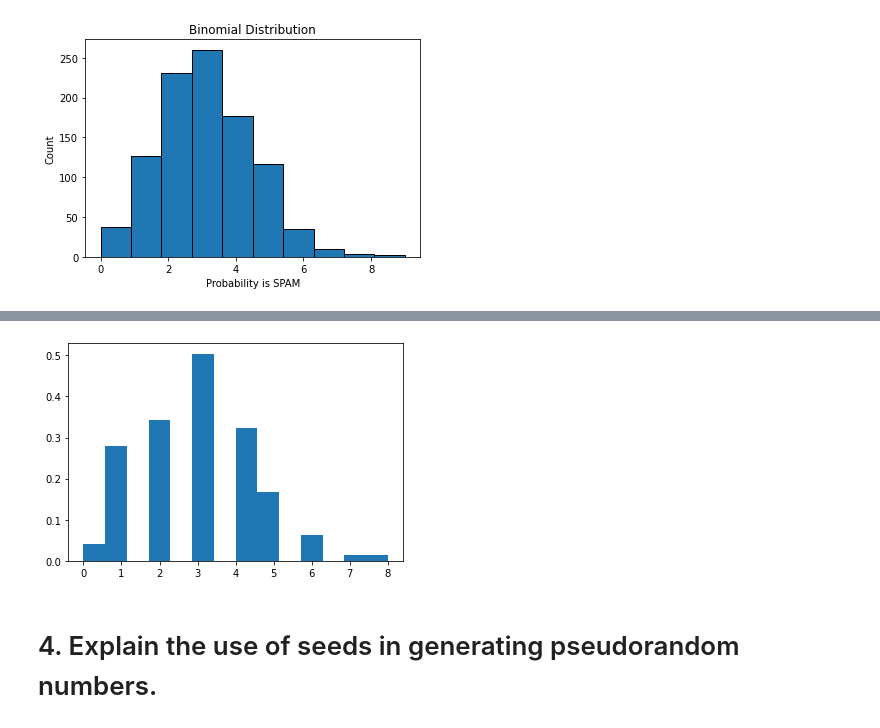
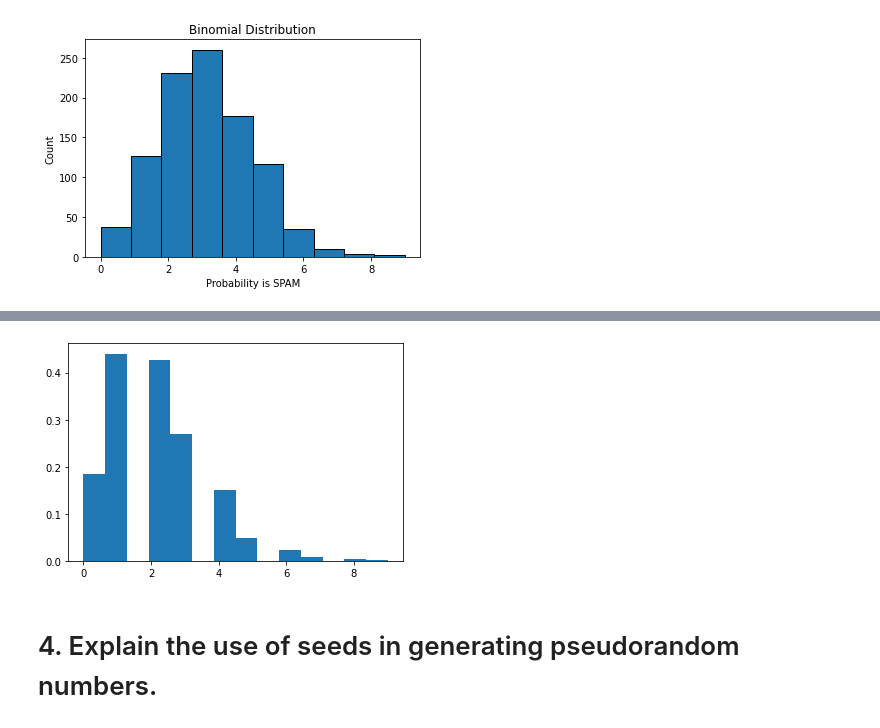
Before and after one commit to DPR-droid/2021_11_Programming-for-Data-Analysis-Assignment-2021, a Jupyter notebook: numpy-random.ipynb, the cells around one changed output, grey strips where cells are left out. Drawn from its saved outputs; the diff is of its cells as text; code cells hidden in the pictures.

Commit message:
Poisson Distribution

```diff
--- a/numpy-random.ipynb
+++ b/numpy-random.ipynb
@@ -444,15 +445,15 @@ The prediction of the number of spam emails received by a person is one of the p
 # %%
 # import numpy
 import numpy as np
 import matplotlib.pyplot as plt
 
 # Using poisson() method
-gfg = np.random.poisson(3, 250)
+gfg = np.random.poisson(lam=2, size=1000)
 
 count, bins, ignored = plt.hist(gfg, 14, density = True)
 plt.show()
 # %% [output]
-[figure, old version]
+[figure, new version]
 # %% [markdown]
 # 4. Explain the use of seeds in generating pseudorandom numbers.
 # %% [markdown]
```
Also changed, not shown: parts of 3 cells of this notebook.
